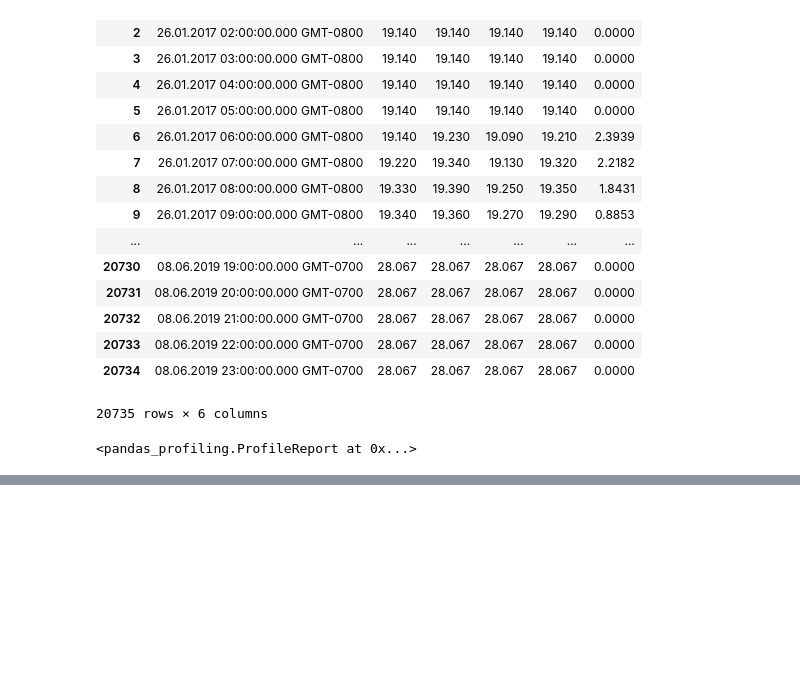
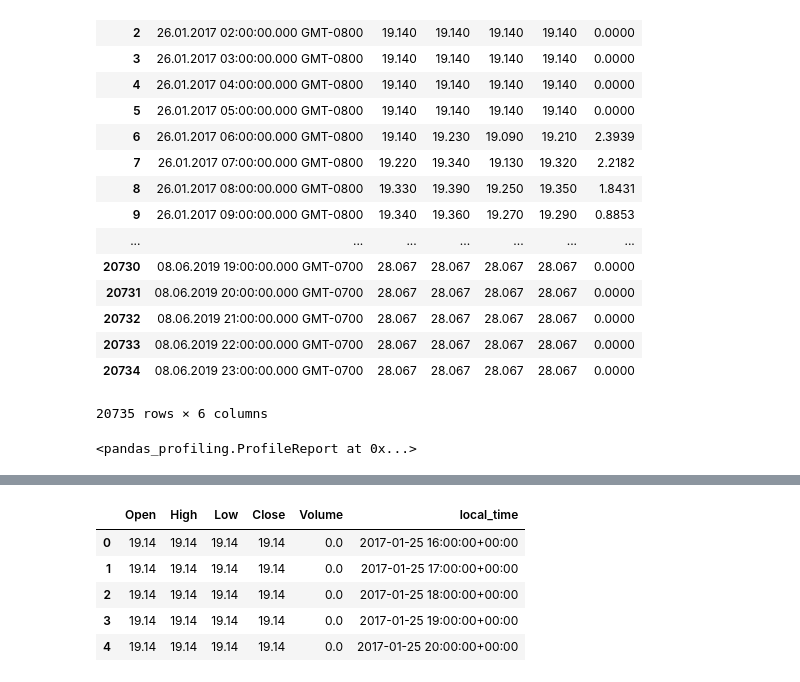
Before and after one commit to MohammadBakir/Bitcoin-Price-Prediction, a Jupyter notebook: crypto_currency_and_market_value_history/VIX EDA hourly.ipynb, the cells around one changed output, grey strips where cells are left out. Drawn from its saved outputs; the diff is of its cells as text; code cells hidden in the pictures; blank space fills up the shorter version.

Commit message:
preprocess df_vix_hourly for FB Prophet

```diff
--- a/crypto_currency_and_market_value_history/VIX EDA hourly.ipynb
+++ b/crypto_currency_and_market_value_history/VIX EDA hourly.ipynb
@@ -34,3 +34,5 @@ vix_volatility_hourly_history_df
 pandas_profiling.ProfileReport(vix_volatility_hourly_history_df)
 # %% [output]
 <pandas_profiling.ProfileReport at 0x...>
+# %%
+vix_volatility_hourly_history_df['local_time'] = pd.to_datetime(vix_volatility_hourly_history_df['Local time'], utc = True)
@@ -37,2 +54,13 @@ pandas_profiling.ProfileReport(vix_volatility_hourly_history_df)
+# %%
+vix_volatility_hourly_history_df.drop(['Local time'], axis = 1, inplace = True)
+# %%
+vix_volatility_hourly_history_df.head()
+# %% [output]
+|  | Open | High | Low | Close | Volume | local_time |
+| 0 | 19.14 | 19.14 | 19.14 | 19.14 | 0.0 | 2017-01-25 16:00:00+00:00 |
+| 1 | 19.14 | 19.14 | 19.14 | 19.14 | 0.0 | 2017-01-25 17:00:00+00:00 |
+| 2 | 19.14 | 19.14 | 19.14 | 19.14 | 0.0 | 2017-01-25 18:00:00+00:00 |
+| 3 | 19.14 | 19.14 | 19.14 | 19.14 | 0.0 | 2017-01-25 19:00:00+00:00 |
+| 4 | 19.14 | 19.14 | 19.14 | 19.14 | 0.0 | 2017-01-25 20:00:00+00:00 |
 # %%
 vix_volatility_hourly_history_df.to_pickle('./data/vix_volatility_hourly_history_df.pickle')
```
Also changed, not shown: parts of 1 cell of this notebook, 2 other files.
